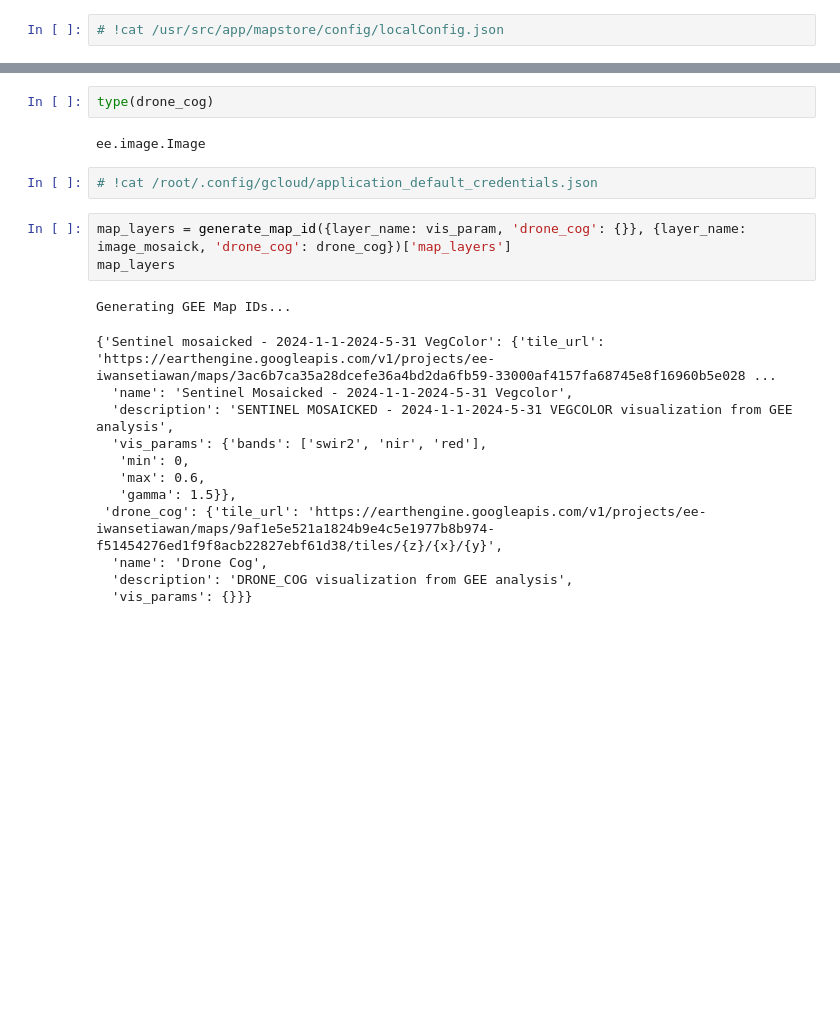
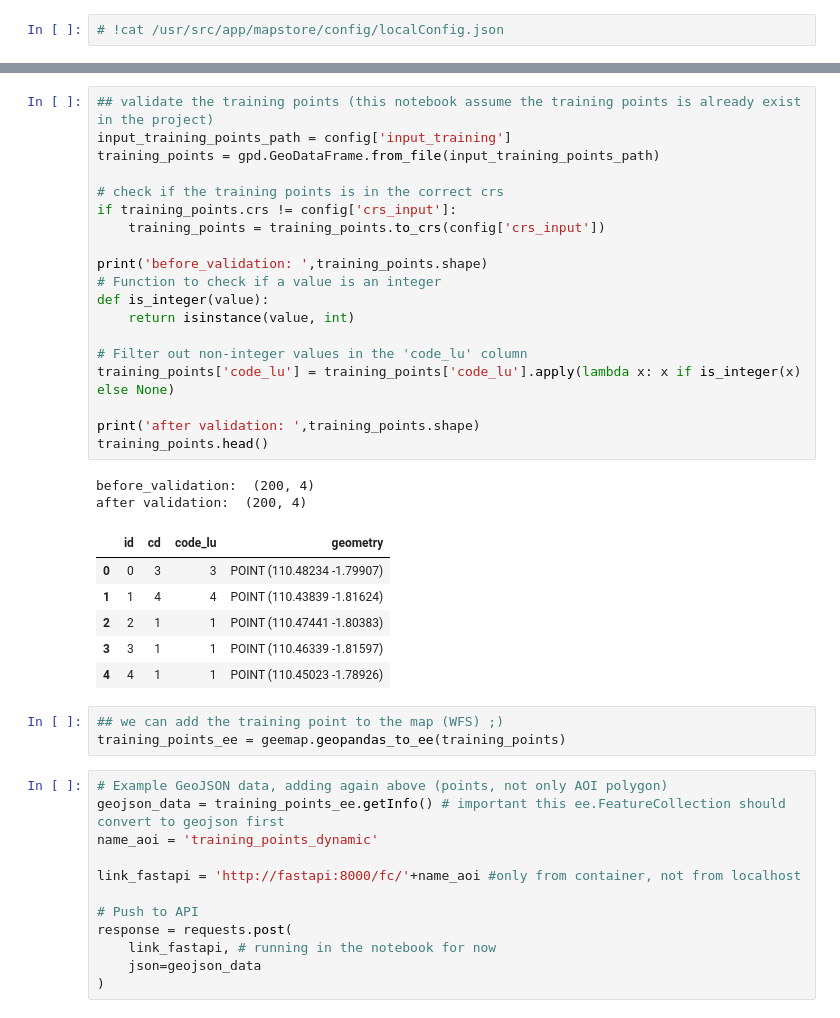
Before and after one commit to miqbalf/gis-carbon-ai, a Jupyter notebook: jupyter/notebooks/01_forestry_arr_eligibility_gee.ipynb, the cells around one changed output, grey strips where cells are left out. Drawn from its saved outputs; the diff is of its cells as text; blank space fills up the shorter version.

```diff
--- a/jupyter/notebooks/01_forestry_arr_eligibility_gee.ipynb
+++ b/jupyter/notebooks/01_forestry_arr_eligibility_gee.ipynb
@@ -413,23 +405,44 @@ drone_cog = geemap.load_GeoTIFF(path_cog)
 # %%
-type(drone_cog)
+## validate the training points (this notebook assume the training points is already exist in the project)
+input_training_points_path = config['input_training']
+training_points = gpd.GeoDataFrame.from_file(input_training_points_path)
+
+# check if the training points is in the correct crs
+if training_points.crs != config['crs_input']:
+    training_points = training_points.to_crs(config['crs_input'])
+
+print('before_validation: ',training_points.shape)
+# Function to check if a value is an integer
+def is_integer(value):
+    return isinstance(value, int)
+
+# Filter out non-integer values in the 'code_lu' column
+training_points['code_lu'] = training_points['code_lu'].apply(lambda x: x if is_integer(x) else None)
+
+print('after validation: ',training_points.shape)
+training_points.head()
 # %% [output]
-ee.image.Image
+before_validation:  (200, 4)
+after validation:  (200, 4)
+|  | id | cd | code_lu | geometry |
+| 0 | 0 | 3 | 3 | POINT (110.48234 -1.79907) |
+| 1 | 1 | 4 | 4 | POINT (110.43839 -1.81624) |
+| 2 | 2 | 1 | 1 | POINT (110.47441 -1.80383) |
+| 3 | 3 | 1 | 1 | POINT (110.46339 -1.81597) |
+| 4 | 4 | 1 | 1 | POINT (110.45023 -1.78926) |
 # %%
-# !cat /root/.config/gcloud/application_default_credentials.json
+## we can add the training point to the map (WFS) ;)
+training_points_ee = geemap.geopandas_to_ee(training_points)
 # %%
-map_layers = generate_map_id({layer_name: vis_param, 'drone_cog': {}}, {layer_name: image_mosaick, 'drone_cog': drone_cog})['map_layers']
-map_layers
+# Example GeoJSON data, adding again above (points, not only AOI polygon)
+geojson_data = training_points_ee.getInfo() # important this ee.FeatureCollection should convert to geojson first
+name_aoi = 'training_points_dynamic'
+
+link_fastapi = 'http://fastapi:8000/fc/'+name_aoi #only from container, not from localhost
+
+# Push to API
+response = requests.post(
+    link_fastapi, # running in the notebook for now
+    json=geojson_data
+)
-# %% [output]
-Generating GEE Map IDs...
-{'Sentinel mosaicked - 2024-1-1-2024-5-31 VegColor': {'tile_url': 'https://earthengine.googleapis.com/v1/projects/ee-iwansetiawan/maps/3ac6b7ca35a28dcefe36a4bd2da6fb59-33000af4157fa68745e8f16960b5e028 ...
-  'name': 'Sentinel Mosaicked - 2024-1-1-2024-5-31 Vegcolor',
-  'description': 'SENTINEL MOSAICKED - 2024-1-1-2024-5-31 VEGCOLOR visualization from GEE analysis',
-  'vis_params': {'bands': ['swir2', 'nir', 'red'],
-   'min': 0,
-   'max': 0.6,
-   'gamma': 1.5}},
- 'drone_cog': {'tile_url': 'https://earthengine.googleapis.com/v1/projects/ee-iwansetiawan/maps/9af1e5e521a1824b9e4c5e1977b8b974-f51454276ed1f9f8acb22827ebf61d38/tiles/{z}/{x}/{y}',
-  'name': 'Drone Cog',
-  'description': 'DRONE_COG visualization from GEE analysis',
-  'vis_params': {}}}
 # %%
```
Also changed, not shown: parts of 20 cells of this notebook, 2 other files.
